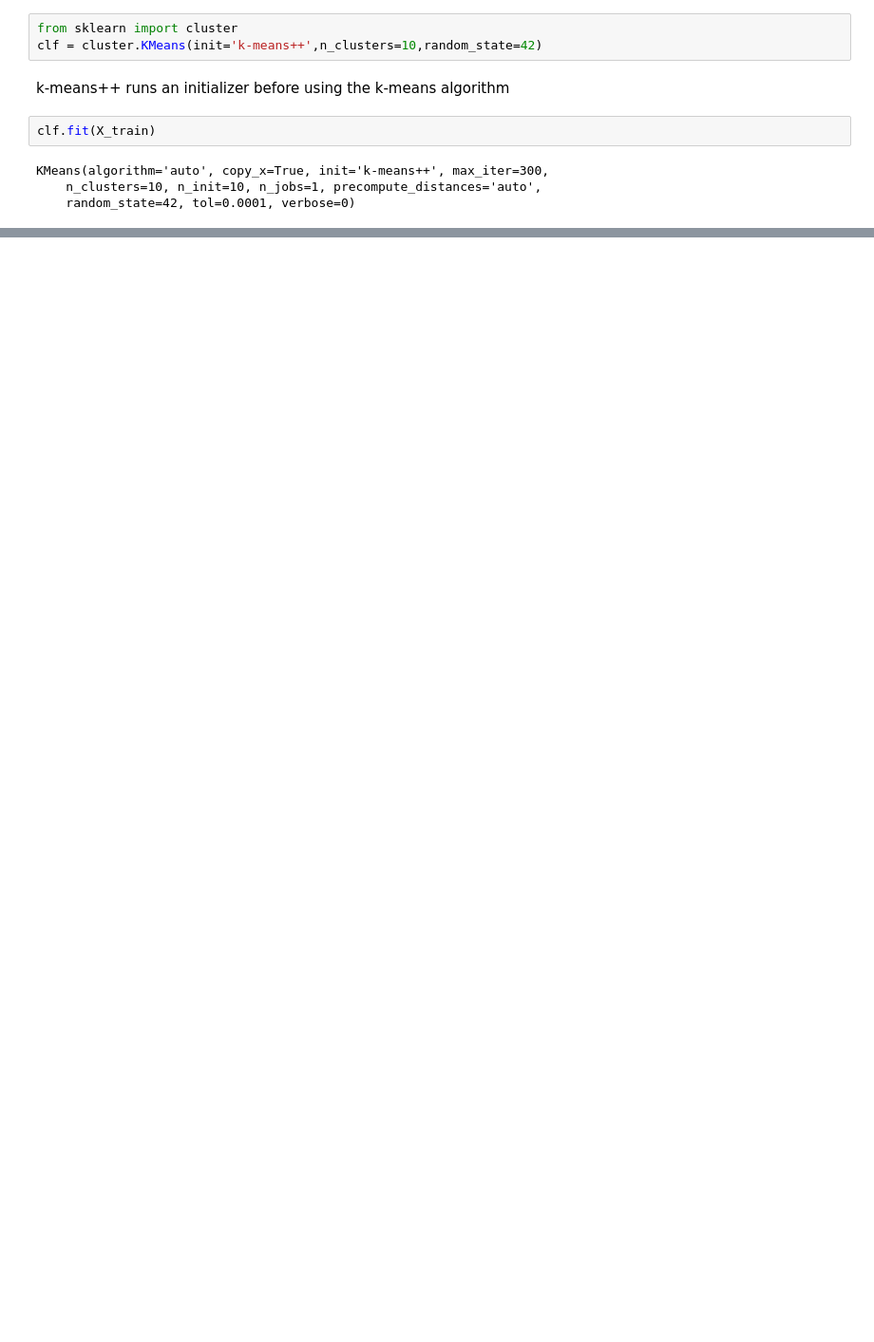
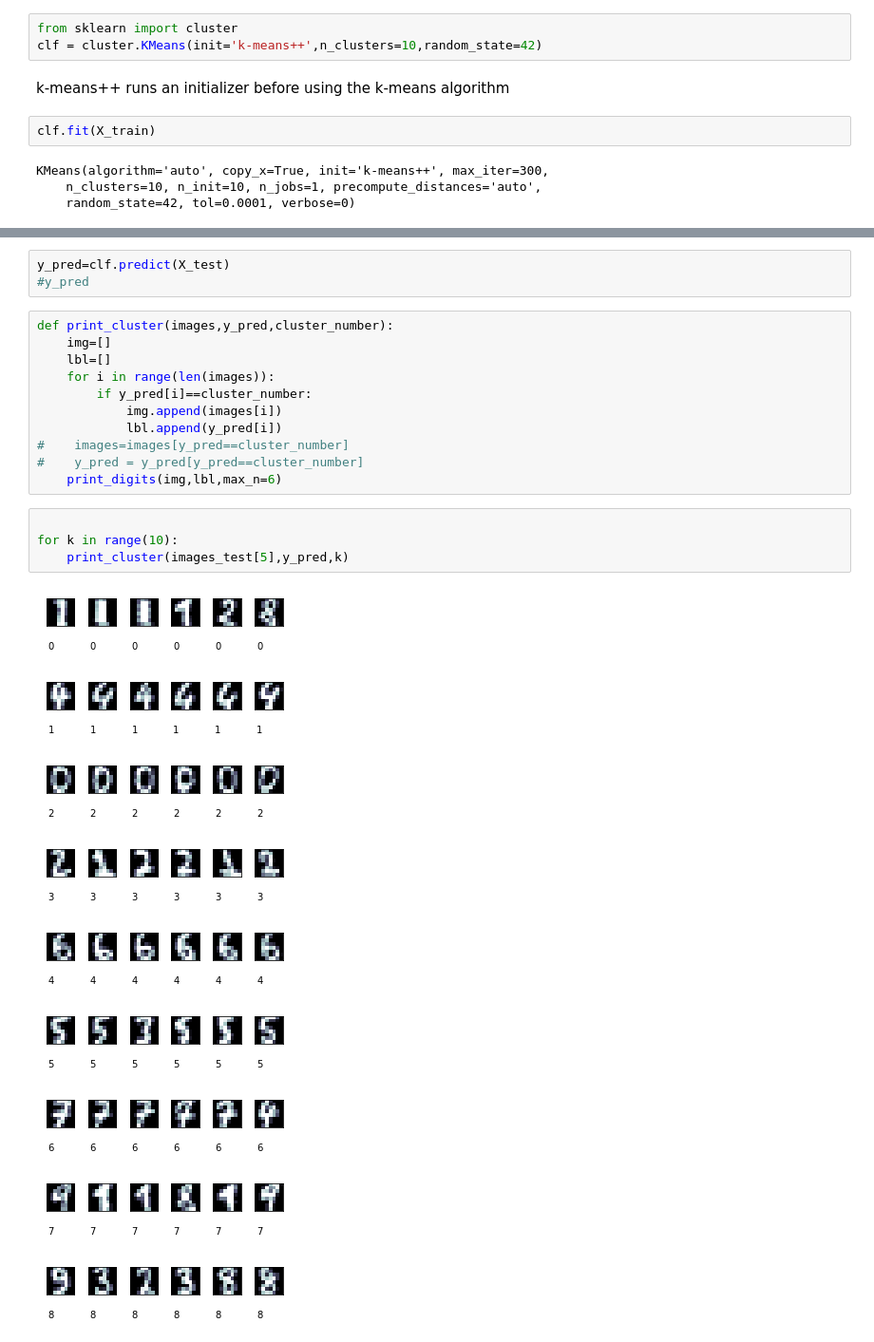
Before and after one commit to VSerpak/BAMM.101x-Analytics-in-Python, a Jupyter notebook: _Bamm_101_All_Notebooks/_11_BAMM_101_W_12_k-means_clustering.ipynb, the cells around one changed output, grey strips where cells are left out. Shown: that part at 95% size. Drawn from its saved outputs; the diff is of its cells as text; blank space fills up the shorter version.

```diff
--- a/_Bamm_101_All_Notebooks/_11_BAMM_101_W_12_k-means_clustering.ipynb
+++ b/_Bamm_101_All_Notebooks/_11_BAMM_101_W_12_k-means_clustering.ipynb
@@ -281,0 +329,28 @@ array([[[  0.,   0.,   2., ...,  16.,  11.,   0.],
+# %%
+y_pred=clf.predict(X_test)
+#y_pred
+# %%
+def print_cluster(images,y_pred,cluster_number):
+    img=[]
+    lbl=[]
+    for i in range(len(images)):
+        if y_pred[i]==cluster_number:
+            img.append(images[i])
+            lbl.append(y_pred[i])
+#    images=images[y_pred==cluster_number]
+#    y_pred = y_pred[y_pred==cluster_number]
+    print_digits(img,lbl,max_n=6)
+# %%
+
+for k in range(10):
+    print_cluster(images_test[5],y_pred,k)
+# %% [output]
+[figure, added]
+[figure, added]
+[figure, added]
+[figure, added]
+[figure, added]
+[figure, added]
+[figure, added]
+[figure, added]
+[figure, added]
```
Also changed, not shown: parts of 32 cells of this notebook, 1 other file.
